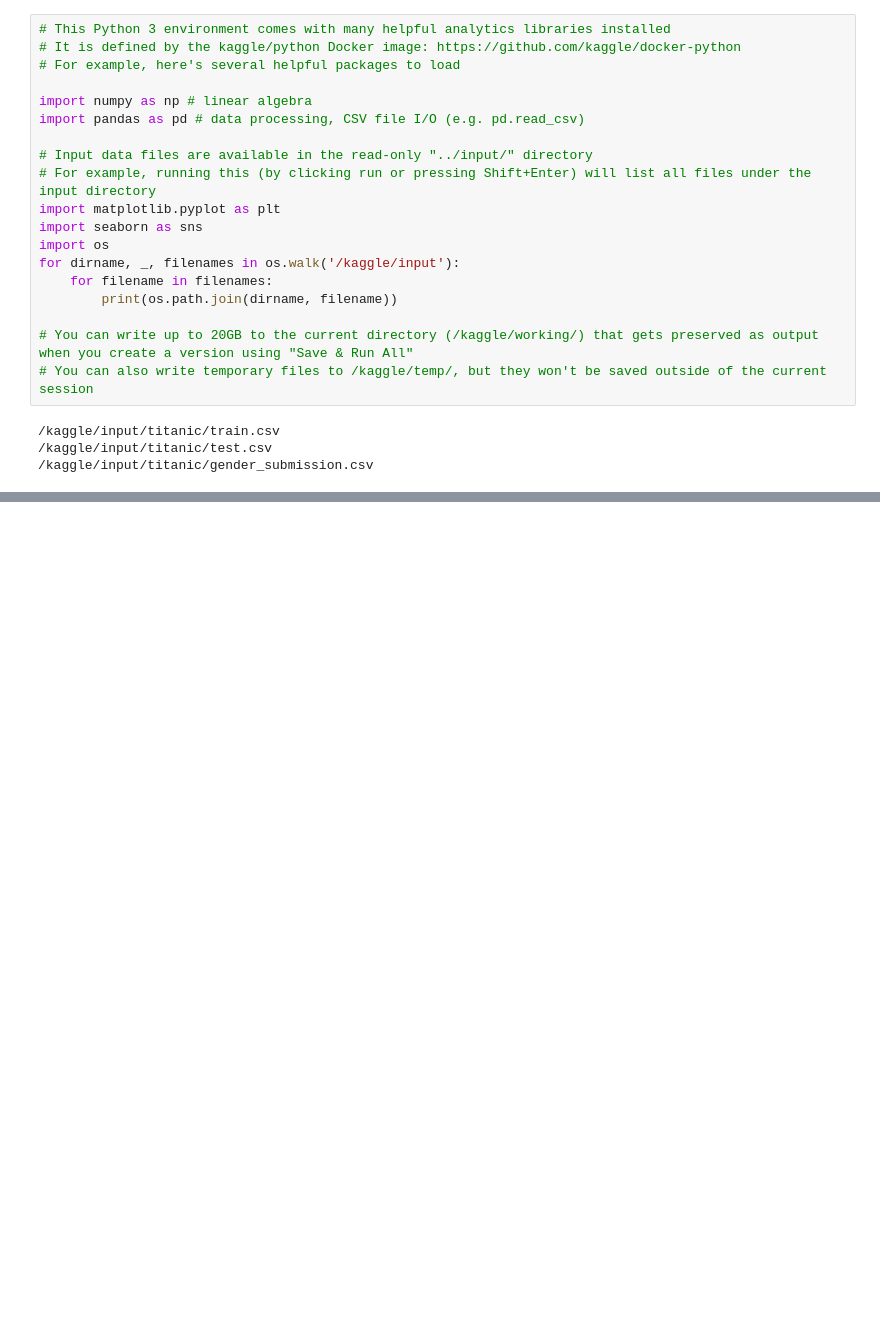
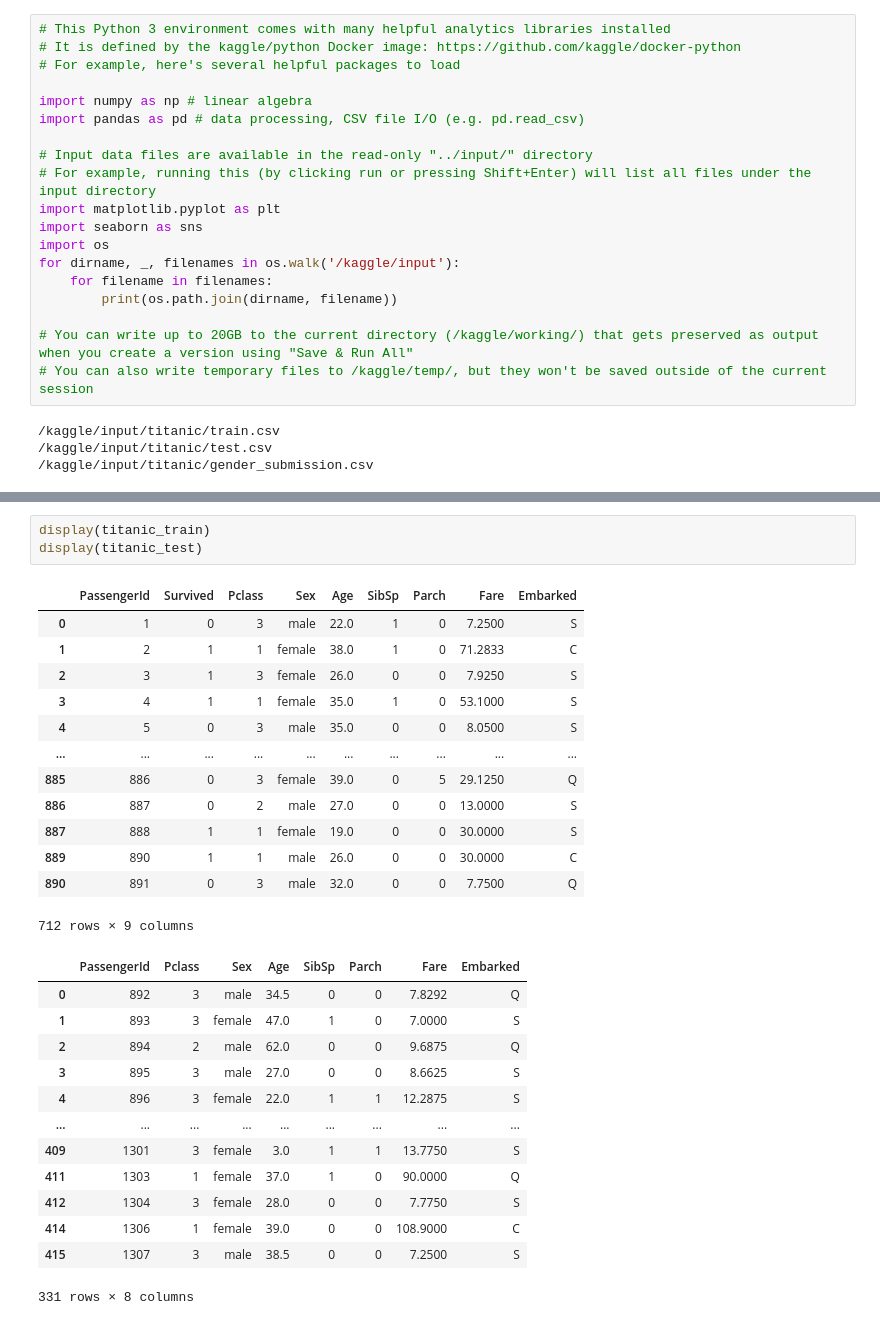
Before and after one commit to pmassouf/Titanic-Competition, a Jupyter notebook: titanic-competition.ipynb, the cells around one changed output, grey strips where cells are left out. Saved outputs shown, nothing was run; the diff lists cells and outputs as text; blank space fills up the shorter version.

```diff
--- a/titanic-competition.ipynb
+++ b/titanic-competition.ipynb
@@ -99,0 +131,30 @@ titanic_train.iloc[:,0:]
+# %%
+display(titanic_train)
+display(titanic_test)
+# %% [output]
+|  | PassengerId | Survived | Pclass | Sex | Age | SibSp | Parch | Fare | Embarked |
+| 0 | 1 | 0 | 3 | male | 22.0 | 1 | 0 | 7.2500 | S |
+| 1 | 2 | 1 | 1 | female | 38.0 | 1 | 0 | 71.2833 | C |
+| 2 | 3 | 1 | 3 | female | 26.0 | 0 | 0 | 7.9250 | S |
+| 3 | 4 | 1 | 1 | female | 35.0 | 1 | 0 | 53.1000 | S |
+| 4 | 5 | 0 | 3 | male | 35.0 | 0 | 0 | 8.0500 | S |
+| ... | ... | ... | ... | ... | ... | ... | ... | ... | ... |
+| 885 | 886 | 0 | 3 | female | 39.0 | 0 | 5 | 29.1250 | Q |
+| 886 | 887 | 0 | 2 | male | 27.0 | 0 | 0 | 13.0000 | S |
+| 887 | 888 | 1 | 1 | female | 19.0 | 0 | 0 | 30.0000 | S |
+| 889 | 890 | 1 | 1 | male | 26.0 | 0 | 0 | 30.0000 | C |
+| 890 | 891 | 0 | 3 | male | 32.0 | 0 | 0 | 7.7500 | Q |
+712 rows × 9 columns
+|  | PassengerId | Pclass | Sex | Age | SibSp | Parch | Fare | Embarked |
+| 0 | 892 | 3 | male | 34.5 | 0 | 0 | 7.8292 | Q |
+| 1 | 893 | 3 | female | 47.0 | 1 | 0 | 7.0000 | S |
+| 2 | 894 | 2 | male | 62.0 | 0 | 0 | 9.6875 | Q |
+| 3 | 895 | 3 | male | 27.0 | 0 | 0 | 8.6625 | S |
+| 4 | 896 | 3 | female | 22.0 | 1 | 1 | 12.2875 | S |
+| ... | ... | ... | ... | ... | ... | ... | ... | ... |
+| 409 | 1301 | 3 | female | 3.0 | 1 | 1 | 13.7750 | S |
+| 411 | 1303 | 1 | female | 37.0 | 1 | 0 | 90.0000 | Q |
+| 412 | 1304 | 3 | female | 28.0 | 0 | 0 | 7.7750 | S |
+| 414 | 1306 | 1 | female | 39.0 | 0 | 0 | 108.9000 | C |
+| 415 | 1307 | 3 | male | 38.5 | 0 | 0 | 7.2500 | S |
+331 rows × 8 columns
```
Also changed, not shown: parts of 17 cells of this notebook.
